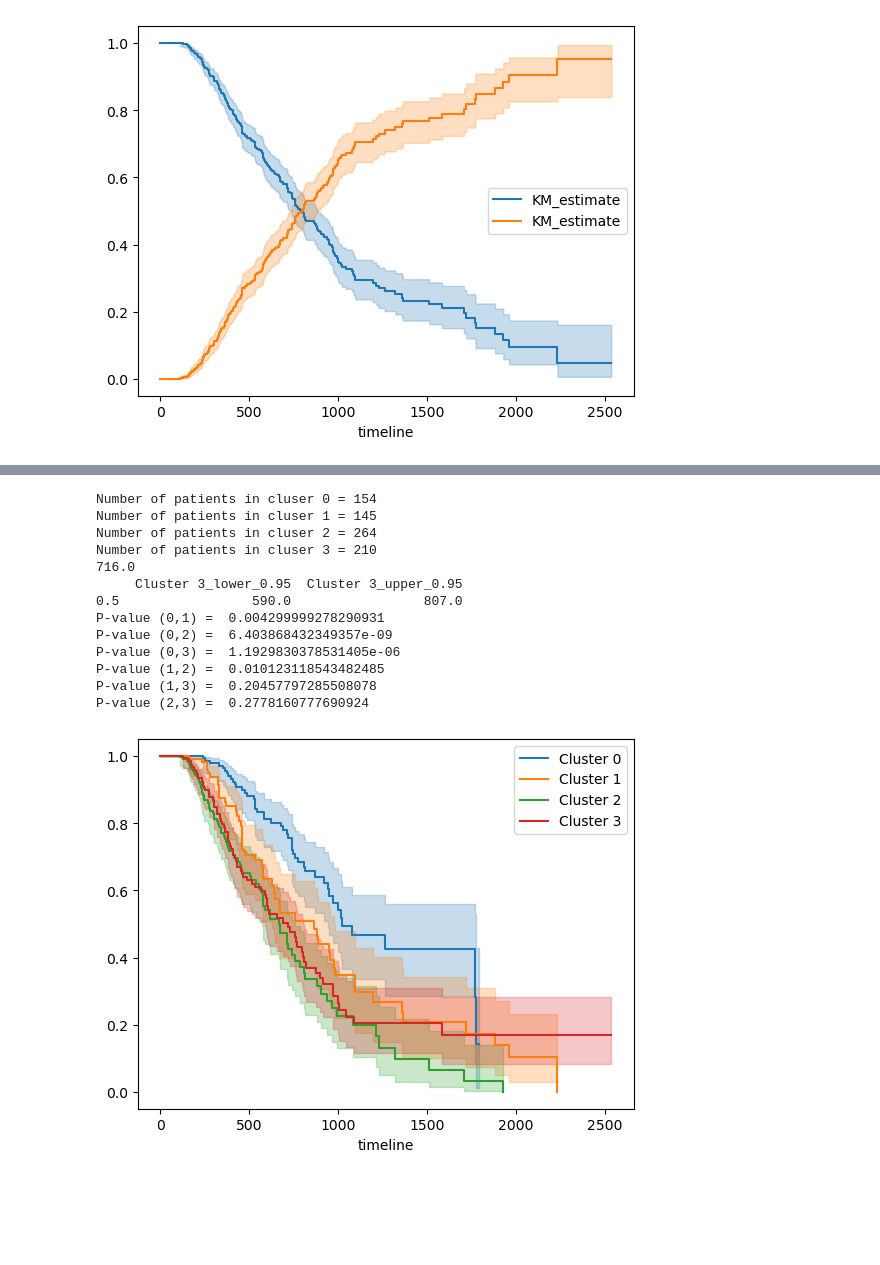
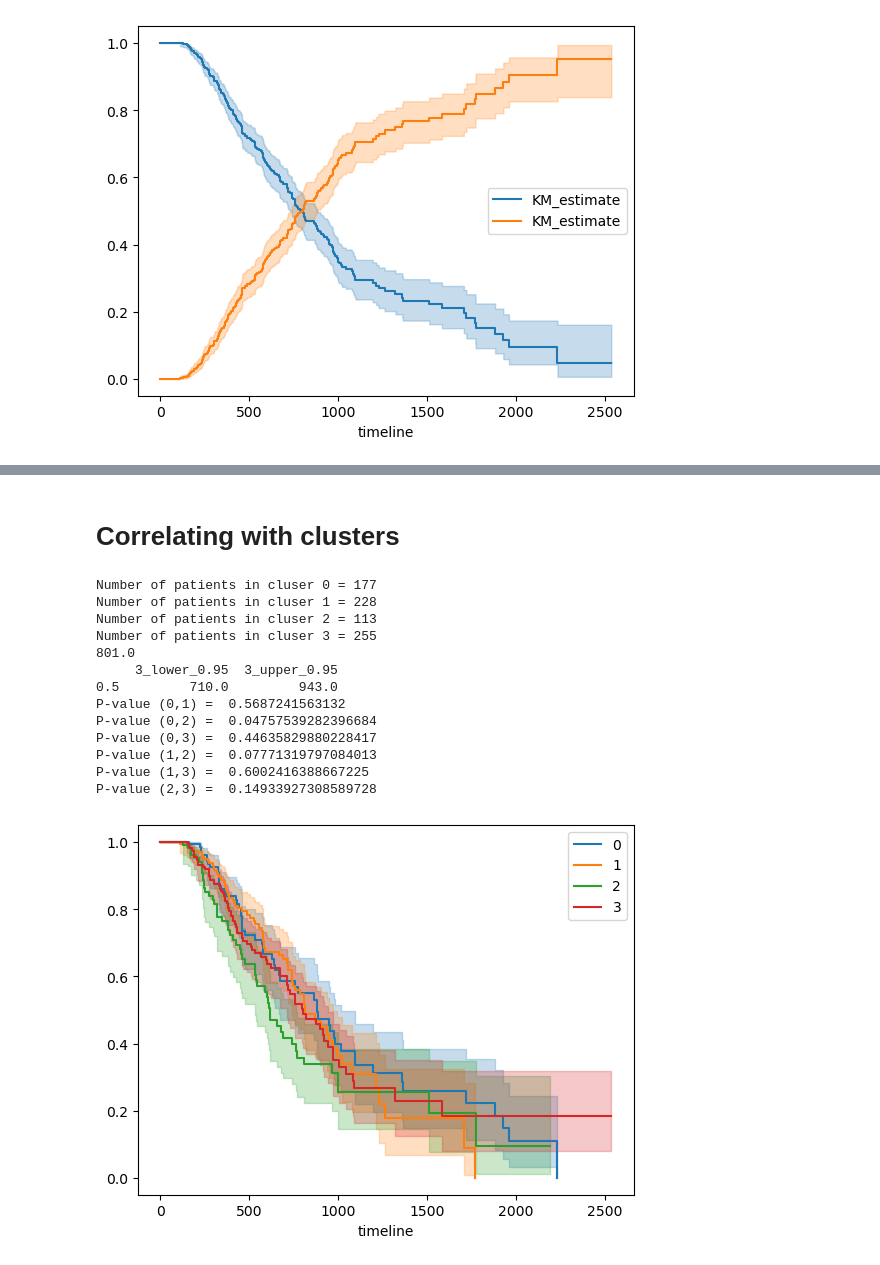
Before and after one commit to almusawiaf/GraphAugmentation, a Jupyter notebook: features_to_PSG.ipynb, the cells around one changed output, grey strips where cells are left out. Saved outputs shown, nothing was run; the diff lists cells and outputs as text; code cells hidden in the pictures; blank space fills up the shorter version.

Commit message:
cancer type-based analysis

```diff
--- a/features_to_PSG.ipynb
+++ b/features_to_PSG.ipynb
@@ -219,4 +0,0 @@ inf
-# %%
-groups = dict(tuple(Prostate_survival.groupby('cluster')))
-
-groups_details(groups)
@@ -288,0 +131,6 @@ Lung_survival = pd.merge(df_lung, survival0, on='vha_id')
+# %%
+def data_impute(df):
+#     from sklearn.impute import KNNImputer
+#     imputer = KNNImputer(n_neighbors=10)
+#     return pd.DataFrame(imputer.fit_transform(df), columns=df.columns)
+    return df.fillna(df.mode().iloc[0])
@@ -288,0 +282,22 @@ Lung_survival = pd.merge(df_lung, survival0, on='vha_id')
+# %%
+#                                     1- Calculate the similarity matrix
+lung_db = []
+for d in All_in_one:
+    distances = pdist(All_in_one[d].to_numpy().reshape(-1, 1), metric='euclidean')
+    similarity_matrix = 1 / (1 + squareform(distances))
+    lung_db.append(similarity_matrix)
+
+
+#                                     2- Fusing to SNF
+fused_network, best, second = SNF(lung_db, dist)
+
+#                                     3-  Clustering
+lung_labels = spectral_clustering(fused_network, n_clusters= 4)
+
+
+lung_All     = {'vha_id': Lung_patients    , 'cluster': list(lung_labels), 'cancer_type': Lung_cancer_type }
+df_lung = pd.DataFrame(lung_All)
+
+survival0 = pd.read_csv('data/survival.csv')
+Lung_survival = pd.merge(df_lung, survival0, on='vha_id')
+print(Lung_survival.head())
@@ -296,0 +442,10 @@ histo(Lung_survival, 'Lung')
+# %%
+lung_All = {}
+lung_All     = {'vha_id': lung_SCLC    , 'cluster': list(SCLC_labels)}
+df_lung = pd.DataFrame(lung_All)
+
+Lung_survival = pd.merge(df_lung, survival0, on='vha_id')
+
+groups = dict(tuple(Lung_survival.groupby('cluster')))
+groups = [groups[i] for i in groups]
+groups_details(groups, [0,1,2,3])
@@ -297,21 +467,24 @@ histo(Lung_survival, 'Lung')
+# %% [markdown]
+# Correlating with clusters
 # %%
 groups = dict(tuple(Lung_survival.groupby('cluster')))
-groups_details(groups)
+groups = [groups[i] for i in groups]
+groups_details(groups, [0,1,2,3])
 # %% [output]
-Number of patients in cluser 0 = 154
-Number of patients in cluser 1 = 145
-Number of patients in cluser 2 = 264
-Number of patients in cluser 3 = 210
-716.0
-     Cluster 3_lower_0.95  Cluster 3_upper_0.95
-0.5                 590.0                 807.0
-P-value (0,1) =  0.004299999278290931
-P-value (0,2) =  6.403868432349357e-09
-P-value (0,3) =  1.1929830378531405e-06
-P-value (1,2) =  0.010123118543482485
-P-value (1,3) =  0.20457797285508078
-P-value (2,3) =  0.2778160777690924
+Number of patients in cluser 0 = 177
+Number of patients in cluser 1 = 228
+Number of patients in cluser 2 = 113
+Number of patients in cluser 3 = 255
+801.0
+     3_lower_0.95  3_upper_0.95
+0.5         710.0         943.0
+P-value (0,1) =  0.5687241563132
+P-value (0,2) =  0.04757539282396684
+P-value (0,3) =  0.44635829880228417
+P-value (1,2) =  0.07771319797084013
+P-value (1,3) =  0.6002416388667225
+P-value (2,3) =  0.14933927308589728
-[figure, old version]
+[figure, new version]
 # %%
 print(Lung_survival.groupby(['cluster', 'cancer_type']).agg({'vha_id': 'count'}))
 # %% [output]
```
Also changed, not shown: parts of 49 cells of this notebook, 3 other files.
